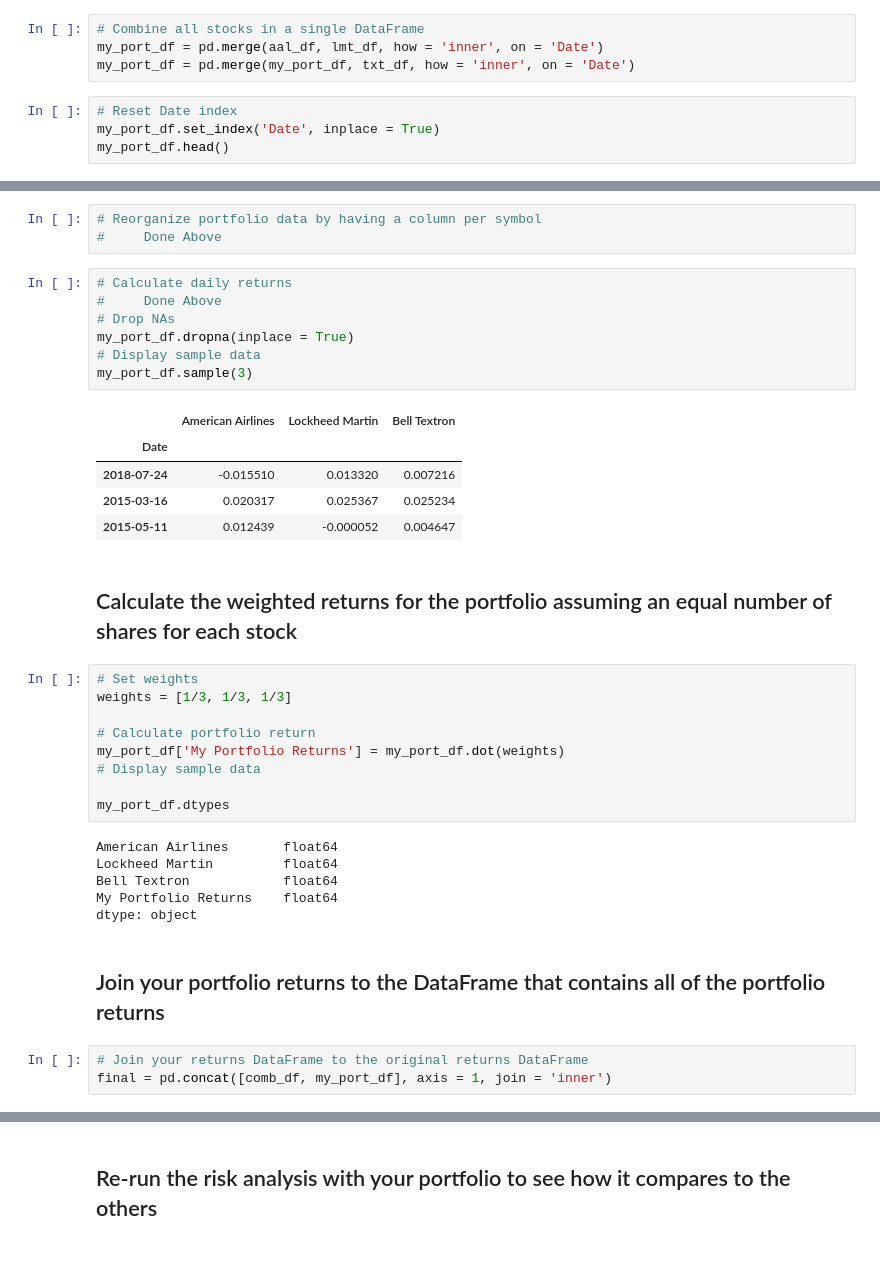
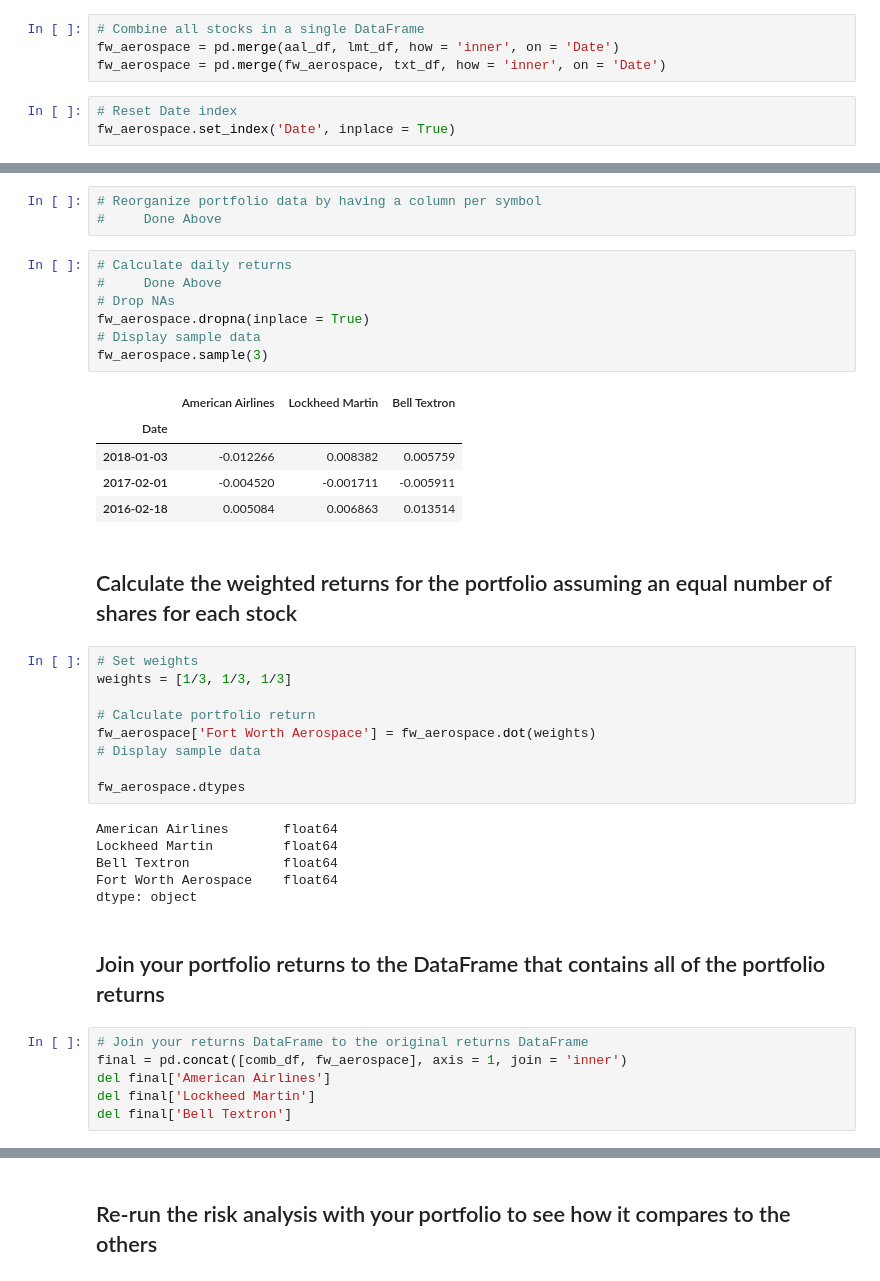
Before and after one commit to jdfwsp/pandas_for_data, a Jupyter notebook: whale_analysis.ipynb, the cells around one changed output, grey strips where cells are left out. Cells and saved outputs as stored; diff of their text form.

Commit message:
Risk Analysis for My Portfolio

```diff
--- a/whale_analysis.ipynb
+++ b/whale_analysis.ipynb
@@ -365,9 +365,8 @@ txt_df = txt_df.reindex(index = txt_df.index[::1])
 del txt_df['Close']
 # %%
 # Combine all stocks in a single DataFrame
-my_port_df = pd.merge(aal_df, lmt_df, how = 'inner', on = 'Date')
-my_port_df = pd.merge(my_port_df, txt_df, how = 'inner', on = 'Date')
+fw_aerospace = pd.merge(aal_df, lmt_df, how = 'inner', on = 'Date')
+fw_aerospace = pd.merge(fw_aerospace, txt_df, how = 'inner', on = 'Date')
 # %%
 # Reset Date index
-my_port_df.set_index('Date', inplace = True)
-my_port_df.head()
+fw_aerospace.set_index('Date', inplace = True)
@@ -385,16 +376,16 @@ my_port_df.head()
 # %%
 # Calculate daily returns
 #     Done Above
 # Drop NAs
-my_port_df.dropna(inplace = True)
+fw_aerospace.dropna(inplace = True)
 # Display sample data
-my_port_df.sample(3)
+fw_aerospace.sample(3)
 # %% [output]
 |  | American Airlines | Lockheed Martin | Bell Textron |
 | Date |  |  |  |
-| 2018-07-24 | -0.015510 | 0.013320 | 0.007216 |
-| 2015-03-16 | 0.020317 | 0.025367 | 0.025234 |
-| 2015-05-11 | 0.012439 | -0.000052 | 0.004647 |
+| 2018-01-03 | -0.012266 | 0.008382 | 0.005759 |
+| 2017-02-01 | -0.004520 | -0.001711 | -0.005911 |
+| 2016-02-18 | 0.005084 | 0.006863 | 0.013514 |
 # %% [markdown]
 ## Calculate the weighted returns for the portfolio assuming an equal number of shares for each stock
 # %%
@@ -402,20 +393,23 @@ my_port_df.sample(3)
 weights = [1/3, 1/3, 1/3]
 
 # Calculate portfolio return
-my_port_df['My Portfolio Returns'] = my_port_df.dot(weights)
+fw_aerospace['Fort Worth Aerospace'] = fw_aerospace.dot(weights)
 # Display sample data
 
-my_port_df.dtypes
+fw_aerospace.dtypes
 # %% [output]
 American Airlines       float64
 Lockheed Martin         float64
 Bell Textron            float64
-My Portfolio Returns    float64
+Fort Worth Aerospace    float64
 dtype: object
 # %% [markdown]
 ## Join your portfolio returns to the DataFrame that contains all of the portfolio returns
 # %%
 # Join your returns DataFrame to the original returns DataFrame
-final = pd.concat([comb_df, my_port_df], axis = 1, join = 'inner')
+final = pd.concat([comb_df, fw_aerospace], axis = 1, join = 'inner')
+del final['American Airlines']
+del final['Lockheed Martin']
+del final['Bell Textron']
 # %%
 # Only compare dates where return data exists for all the stocks (drop NaNs)
```
Also changed, not shown: parts of 11 cells of this notebook.
